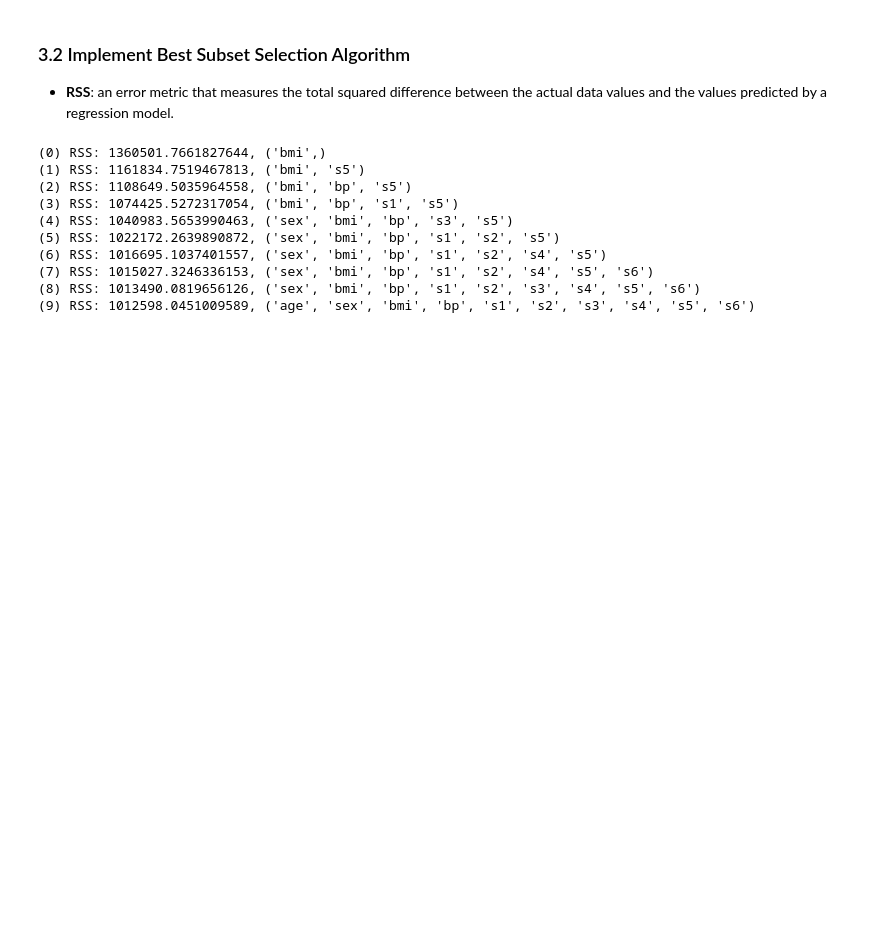
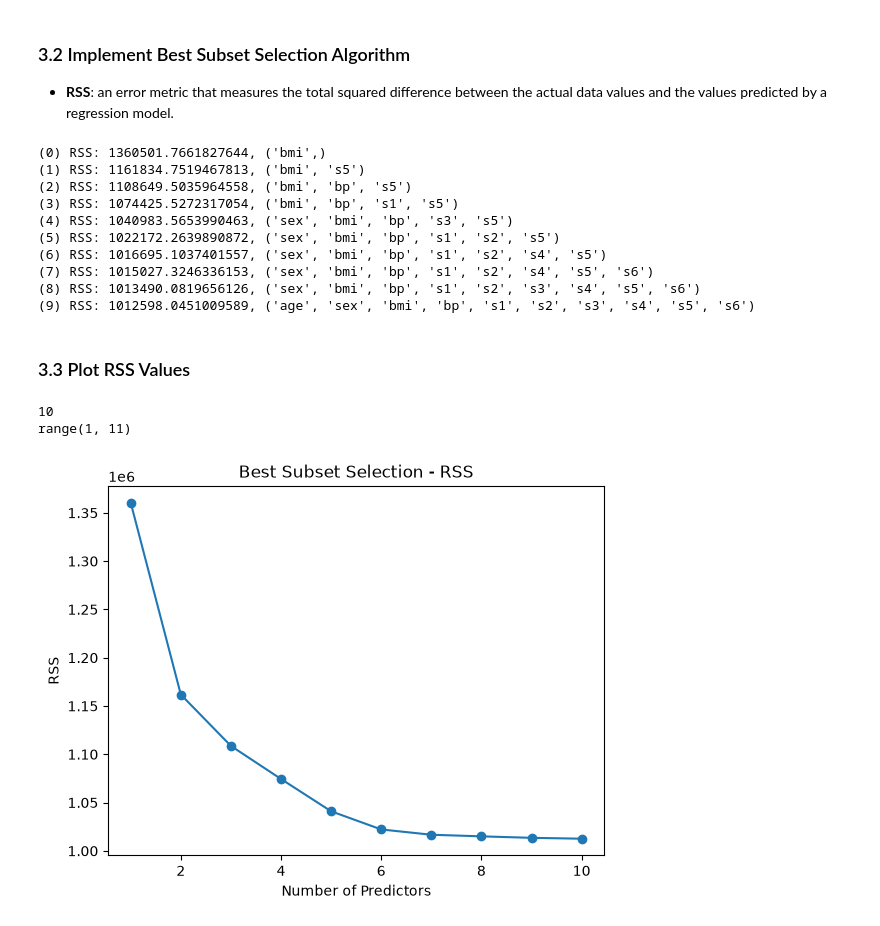
Before and after one commit to chadiboudaher/10000-hours-ml, a Jupyter notebook: machine-learning/linear-model-selection-and-regulization/best-subset-selection/bss.ipynb, the cells around one changed output. Cells and saved outputs as stored; diff of their text form; code cells hidden in the pictures; blank space fills up the shorter version.

```diff
--- a/machine-learning/linear-model-selection-and-regulization/best-subset-selection/bss.ipynb
+++ b/machine-learning/linear-model-selection-and-regulization/best-subset-selection/bss.ipynb
@@ -144,3 +144,20 @@ for i, result in enumerate(results):
 (7) RSS: 1015027.3246336153, ('sex', 'bmi', 'bp', 's1', 's2', 's4', 's5', 's6')
 (8) RSS: 1013490.0819656126, ('sex', 'bmi', 'bp', 's1', 's2', 's3', 's4', 's5', 's6')
 (9) RSS: 1012598.0451009589, ('age', 'sex', 'bmi', 'bp', 's1', 's2', 's3', 's4', 's5', 's6')
+# %% [markdown]
+### 3.3 Plot RSS Values
+# %%
+rss_values = [x[0] for x in results]
+print(len(rss_values))
+model_sizes = range(1, len(results) + 1)
+print(model_sizes)
+
+plt.plot(model_sizes, rss_values, marker="o")
+plt.xlabel("Number of Predictors")
+plt.ylabel("RSS")
+plt.title("Best Subset Selection - RSS")
+plt.show();
+# %% [output]
+10
+range(1, 11)
+[figure, added]
```
Also changed, not shown: parts of 4 cells of this notebook.
